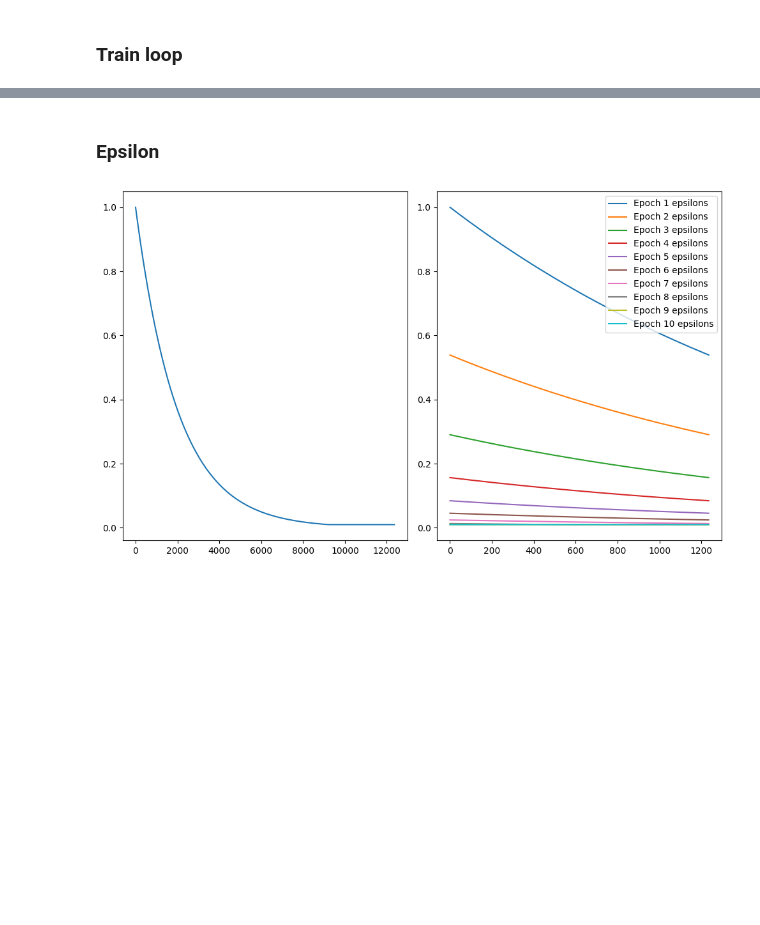
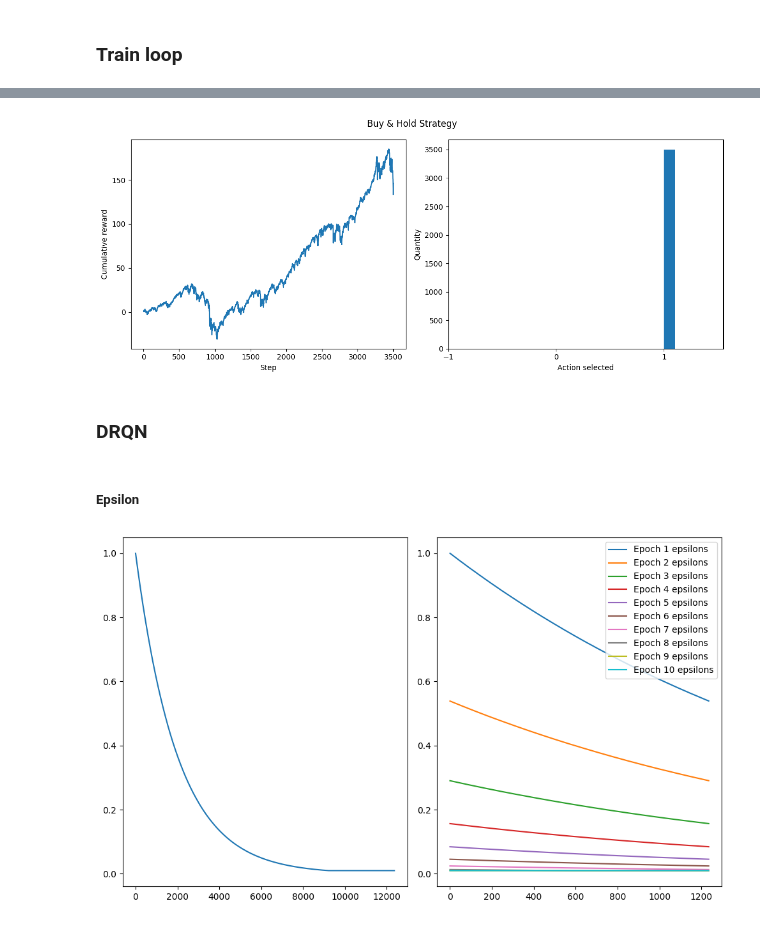
Before and after one commit to ramonges/Reinforcement-Learning-Project, a Jupyter notebook: DRQN.ipynb, the cells around one changed output, grey strips where cells are left out. Drawn from its saved outputs; the diff is of its cells as text; code cells hidden in the pictures; blank space fills up the shorter version.

```diff
--- a/DRQN.ipynb
+++ b/DRQN.ipynb
@@ -212,0 +349,6 @@ assert toy_env.cumulative_reward == (train_data.iloc[20] - train_data.iloc[19])
+# %%
+def bh_policy(state):
+    """
+    To reproduce the buy and hold strategy with the current environment we consider a systematic buy strategy.
+    """
+    return 2
@@ -497,0 +595,10 @@ def train(env, model, target_model, replay_memory, optimizer, scheduler, criteri
+# %%
+test_env = TradingEnv(test_data, state_dim=ENV_STATE_DEPTH)
+num_observations = test_env.observation_space.shape[0]
+num_actions = test_env.action_space.n
+
+bh_history = eval(test_env, bh_policy)
+
+
+bh_history_df = pd.DataFrame(bh_history)
+bh_history_df.head()
@@ -498,3 +612,24 @@ def train(env, model, target_model, replay_memory, optimizer, scheduler, criteri
+# %%
+plt.figure(figsize=(12, 5))
+
+plt.subplot(1, 2, 1)
+plt.plot(bh_history_df.reward)
+plt.xlabel("Step")
+plt.ylabel("Cumulative reward")
+
+plt.subplot(1, 2, 2)
+plt.hist(bh_history_df.action)
+plt.xticks([-1, 0, 1])
+plt.xlabel("Action selected")
+plt.ylabel("Quantity")
+
+plt.suptitle("Buy & Hold Strategy")
+plt.tight_layout()
+plt.show()
+# %% [output]
+[figure, added]
+# %% [markdown]
+### DRQN
 # %%
 train_env = TradingEnv(train_data, state_dim=ENV_STATE_DEPTH)
 num_observations = train_env.observation_space.shape[0]
@@ -522,7 +657,7 @@ train_total_rewards, train_history, train_logs, wrapper_epsilons, wrapper_action
     criterion=criterion
 )
 # %% [markdown]
-### Epsilon
+##### Epsilon
 # %%
 plt.figure(figsize=(10, 6))
 
```
Also changed, not shown: parts of 53 cells of this notebook.
